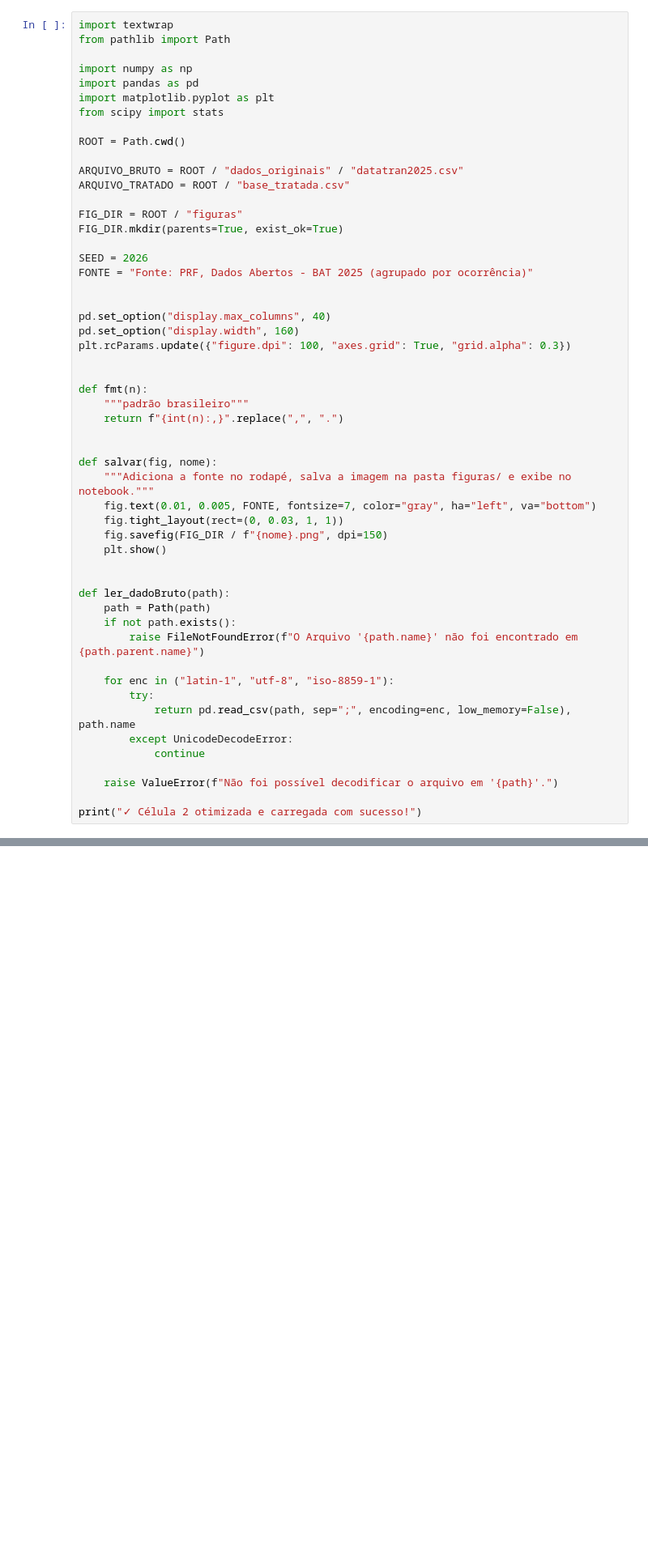
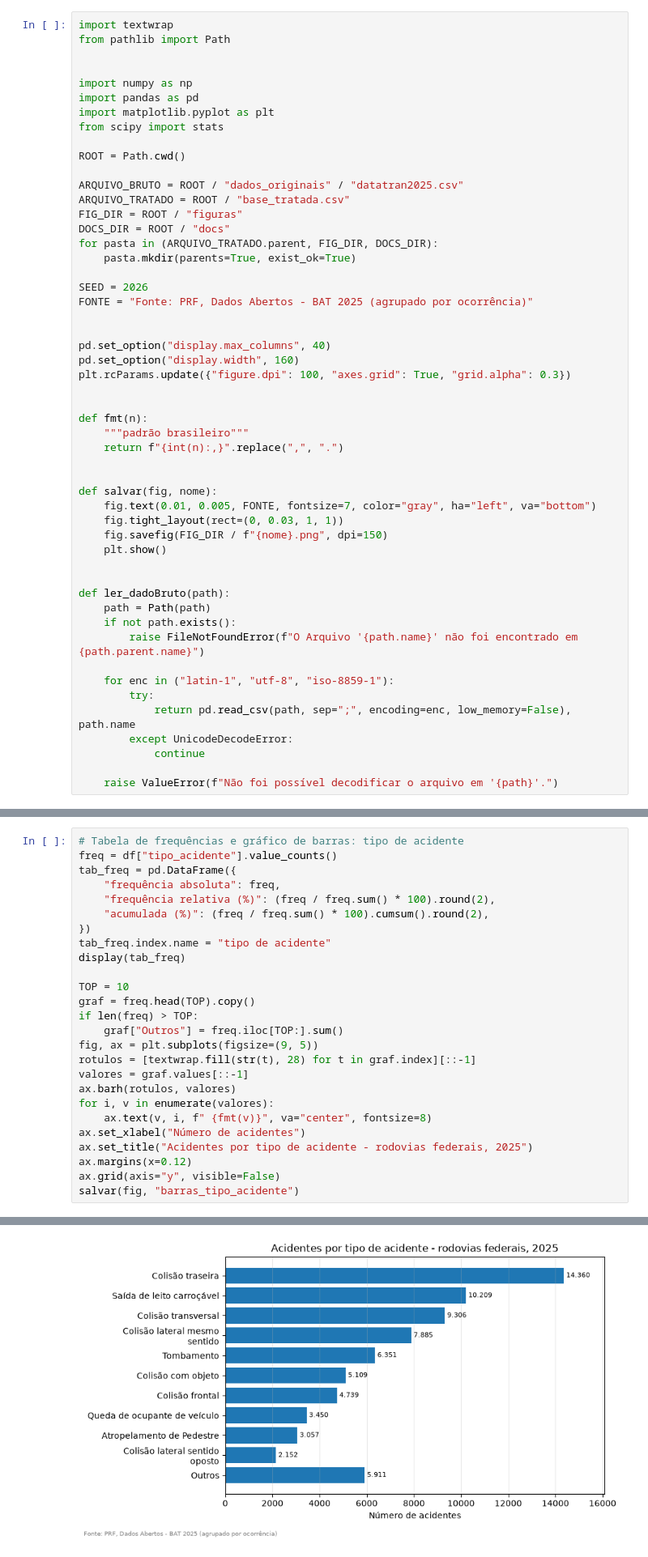
Before and after one commit to mariaeduardamazzini-beep/analise-acidentes-prf-2025, a Jupyter notebook: analise.ipynb, the cells around one changed output, grey strips where cells are left out. Shown at 81% size. Saved outputs shown, nothing was run; the diff lists cells and outputs as text; blank space fills up the shorter version.

Commit message:
Estatistica descritiva, Probabilidade e Tabelas

```diff
--- a/analise.ipynb
+++ b/analise.ipynb
@@ -1,6 +3,7 @@
 # %%
 import textwrap
 from pathlib import Path
+
 
 import numpy as np
 import pandas as pd
@@ -11,9 +14,10 @@ ROOT = Path.cwd()
 
 ARQUIVO_BRUTO = ROOT / "dados_originais" / "datatran2025.csv"
 ARQUIVO_TRATADO = ROOT / "base_tratada.csv"
-
 FIG_DIR = ROOT / "figuras"
-FIG_DIR.mkdir(parents=True, exist_ok=True)
+DOCS_DIR = ROOT / "docs"
+for pasta in (ARQUIVO_TRATADO.parent, FIG_DIR, DOCS_DIR):
+    pasta.mkdir(parents=True, exist_ok=True)
 
 SEED = 2026
 FONTE = "Fonte: PRF, Dados Abertos - BAT 2025 (agrupado por ocorrência)"
@@ -30,7 +34,6 @@ def fmt(n):
 
 
 def salvar(fig, nome):
-    """Adiciona a fonte no rodapé, salva a imagem na pasta figuras/ e exibe no notebook."""
     fig.text(0.01, 0.005, FONTE, fontsize=7, color="gray", ha="left", va="bottom")
     fig.tight_layout(rect=(0, 0.03, 1, 1))
     fig.savefig(FIG_DIR / f"{nome}.png", dpi=150)
@@ -49,5 +52,3 @@ def ler_dadoBruto(path):
             continue
 
     raise ValueError(f"Não foi possível decodificar o arquivo em '{path}'.")
-
-print("✓ Célula 2 otimizada e carregada com sucesso!")
@@ -66,0 +361,27 @@ Error:
+# %%
+# Tabela de frequências e gráfico de barras: tipo de acidente
+freq = df["tipo_acidente"].value_counts()
+tab_freq = pd.DataFrame({
+    "frequência absoluta": freq,
+    "frequência relativa (%)": (freq / freq.sum() * 100).round(2),
+    "acumulada (%)": (freq / freq.sum() * 100).cumsum().round(2),
+})
+tab_freq.index.name = "tipo de acidente"
+display(tab_freq)
+
+TOP = 10
+graf = freq.head(TOP).copy()
+if len(freq) > TOP:
+    graf["Outros"] = freq.iloc[TOP:].sum()
+fig, ax = plt.subplots(figsize=(9, 5))
+rotulos = [textwrap.fill(str(t), 28) for t in graf.index][::-1]
+valores = graf.values[::-1]
+ax.barh(rotulos, valores)
+for i, v in enumerate(valores):
+    ax.text(v, i, f" {fmt(v)}", va="center", fontsize=8)
+ax.set_xlabel("Número de acidentes")
+ax.set_title("Acidentes por tipo de acidente - rodovias federais, 2025")
+ax.margins(x=0.12)
+ax.grid(axis="y", visible=False)
+salvar(fig, "barras_tipo_acidente")
+# %% [output]
@@ -66,0 +407 @@ Error:
+[figure, added]
```
Also changed, not shown: parts of 12 cells of this notebook, 6 other files.
